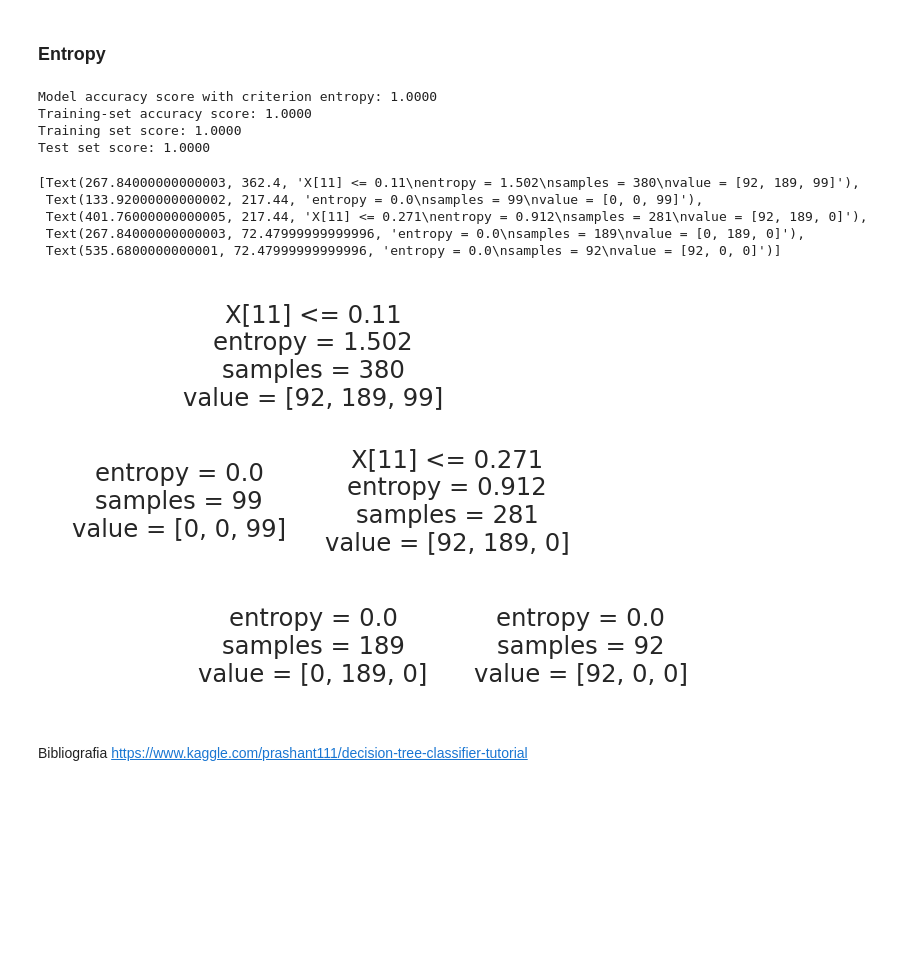
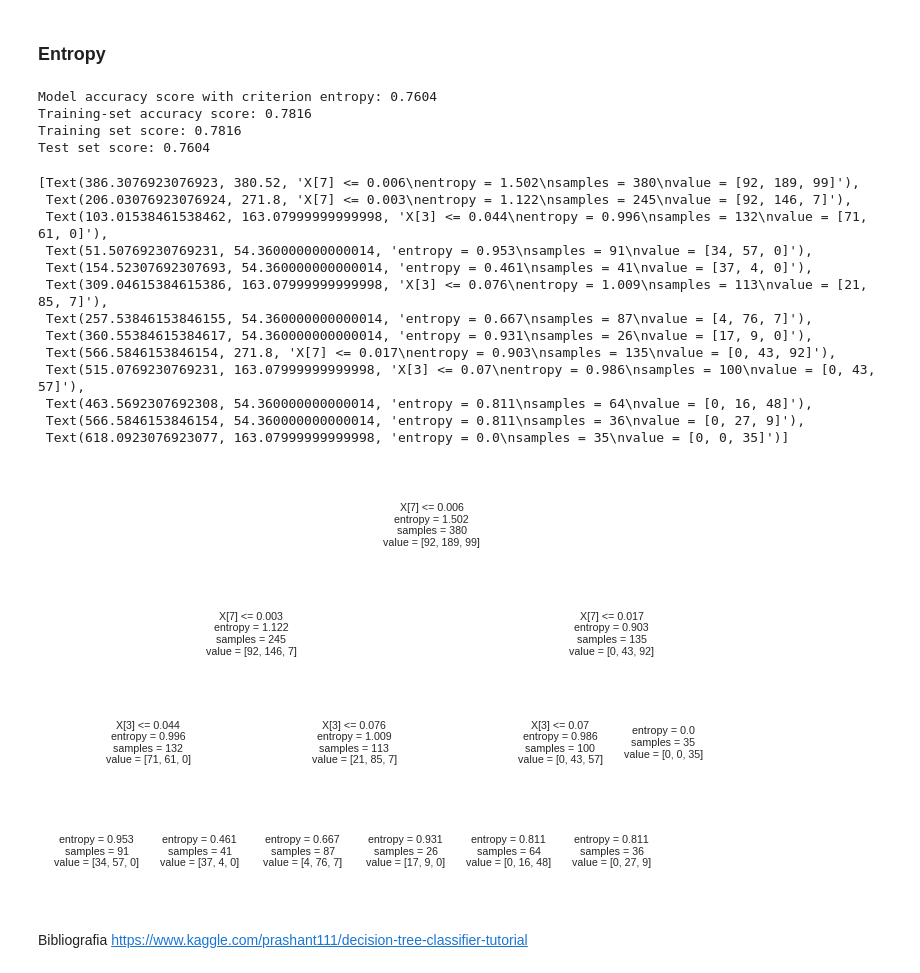
Before and after one commit to cvillarr123/marketingKPI, a Jupyter notebook: CLASIFICACION.ipynb, the cells around one changed output. Cells and saved outputs as stored; diff of their text form; code cells hidden in the pictures; blank space fills up the shorter version.

```diff
--- a/CLASIFICACION.ipynb
+++ b/CLASIFICACION.ipynb
@@ -377,0 +571,7 @@ data.head(2)
+# %%
+#Eliminar  punctuation
+def remove_punct(message):
+    table=str.maketrans('','',string.punctuation)
+    return message.translate(table)
+
+data['message_transformada']=data['message_transformada'].apply(lambda x : remove_punct(x))
@@ -893,7 +1349,7 @@ Requirement already satisfied: joblib>=0.11 in /usr/local/lib/python3.7/dist-pac
 # %%
 print(x_train.columns)
-x_train_cp = x_train.drop(['Unique leads','Cost per on-Facebook lead'],axis=1 )
-x_test_cp = x_test.drop(['Unique leads','Cost per on-Facebook lead'],axis=1 )
+x_train_cp = x_train.drop(['Unique leads','Impressions', 'Reach', 'Link clicks','Cost','CTR','Cost per on-Facebook lead'],axis=1 )
+x_test_cp = x_test.drop(['Unique leads','Impressions', 'Reach', 'Link clicks','Cost','CTR','Cost per on-Facebook lead'],axis=1 )
 print(x_train_cp.columns)
 print(x_test_cp.columns)
 
@@ -1417,21 +1870,21 @@ clf_gini = DecisionTreeClassifier(criterion='gini', max_depth=3, random_state=0)
 
 
 # fit the model
-clf_gini.fit(x_train, y_train)
-acc = clf_gini.score(x_test, y_test)*100
+clf_gini.fit(x_train_cp, y_train)
+acc = clf_gini.score(x_test_cp, y_test)*100
 accuracies['Decision Tree gini'] = acc
 print("Decision Tree Gini Test Accuracy {:.2f}%".format(acc))
 
 #Compare the train-set and test-set accuracy
 
-y_pred_gini = clf_gini.predict(x_test)
-y_pred_train_gini = clf_gini.predict(x_train)
+y_pred_gini = clf_gini.predict(x_test_cp)
+y_pred_train_gini = clf_gini.predict(x_train_cp)
 y_pred_train_gini
 
 #Check for overfitting and underfitting
 # print the scores on training and test set
 
-print('Training set score: {:.4f}'.format(clf_gini.score(x_train, y_train)))
+print('Training set score: {:.4f}'.format(clf_gini.score(x_train_cp, y_train)))
 
-print('Test set score: {:.4f}'.format(clf_gini.score(x_test, y_test)))
+print('Test set score: {:.4f}'.format(clf_gini.score(x_test_cp, y_test)))
 # %% [output]
@@ -1466,44 +1929,52 @@ clf_en = DecisionTreeClassifier(criterion='entropy', max_depth=3, random_state=0
 
 
 # fit the model
-clf_en.fit(x_train, y_train)
+clf_en.fit(x_train_cp, y_train)
 
 #Predict the Test set results with criterion entropy
-y_pred_en = clf_en.predict(x_test)
+y_pred_en = clf_en.predict(x_test_cp)
 
 #Check accuracy score with criterion entropy
 print('Model accuracy score with criterion entropy: {0:0.4f}'. format(accuracy_score(y_test, y_pred_en)))
 
-y_pred_train_en = clf_en.predict(x_train)
+y_pred_train_en = clf_en.predict(x_train_cp)
 
 y_pred_train_en
 print('Training-set accuracy score: {0:0.4f}'. format(accuracy_score(y_train, y_pred_train_en)))
 
 #Check for overfitting and underfitting
 
-print('Training set score: {:.4f}'.format(clf_en.score(x_train, y_train)))
+print('Training set score: {:.4f}'.format(clf_en.score(x_train_cp, y_train)))
 
-print('Test set score: {:.4f}'.format(clf_en.score(x_test, y_test)))
+print('Test set score: {:.4f}'.format(clf_en.score(x_test_cp, y_test)))
 # %% [output]
-Model accuracy score with criterion entropy: 1.0000
-Training-set accuracy score: 1.0000
-Training set score: 1.0000
-Test set score: 1.0000
+Model accuracy score with criterion entropy: 0.7604
+Training-set accuracy score: 0.7816
+Training set score: 0.7816
+Test set score: 0.7604
 # %%
 #Visualize decision-trees
 
 plt.figure(figsize=(12,8))
 
 from sklearn import tree
 
-tree.plot_tree(clf_en.fit(x_train, y_train))
+tree.plot_tree(clf_en.fit(x_train_cp, y_train))
 # %% [output]
-[Text(267.84000000000003, 362.4, 'X[11] <= 0.11\nentropy = 1.502\nsamples = 380\nvalue = [92, 189, 99]'),
- Text(133.92000000000002, 217.44, 'entropy = 0.0\nsamples = 99\nvalue = [0, 0, 99]'),
- Text(401.76000000000005, 217.44, 'X[11] <= 0.271\nentropy = 0.912\nsamples = 281\nvalue = [92, 189, 0]'),
- Text(267.84000000000003, 72.47999999999996, 'entropy = 0.0\nsamples = 189\nvalue = [0, 189, 0]'),
- Text(535.6800000000001, 72.47999999999996, 'entropy = 0.0\nsamples = 92\nvalue = [92, 0, 0]')]
+[Text(386.3076923076923, 380.52, 'X[7] <= 0.006\nentropy = 1.502\nsamples = 380\nvalue = [92, 189, 99]'),
+ Text(206.03076923076924, 271.8, 'X[7] <= 0.003\nentropy = 1.122\nsamples = 245\nvalue = [92, 146, 7]'),
+ Text(103.01538461538462, 163.07999999999998, 'X[3] <= 0.044\nentropy = 0.996\nsamples = 132\nvalue = [71, 61, 0]'),
+ Text(51.50769230769231, 54.360000000000014, 'entropy = 0.953\nsamples = 91\nvalue = [34, 57, 0]'),
+ Text(154.52307692307693, 54.360000000000014, 'entropy = 0.461\nsamples = 41\nvalue = [37, 4, 0]'),
+ Text(309.04615384615386, 163.07999999999998, 'X[3] <= 0.076\nentropy = 1.009\nsamples = 113\nvalue = [21, 85, 7]'),
+ Text(257.53846153846155, 54.360000000000014, 'entropy = 0.667\nsamples = 87\nvalue = [4, 76, 7]'),
+ Text(360.55384615384617, 54.360000000000014, 'entropy = 0.931\nsamples = 26\nvalue = [17, 9, 0]'),
+ Text(566.5846153846154, 271.8, 'X[7] <= 0.017\nentropy = 0.903\nsamples = 135\nvalue = [0, 43, 92]'),
+ Text(515.0769230769231, 163.07999999999998, 'X[3] <= 0.07\nentropy = 0.986\nsamples = 100\nvalue = [0, 43, 57]'),
+ Text(463.5692307692308, 54.360000000000014, 'entropy = 0.811\nsamples = 64\nvalue = [0, 16, 48]'),
+ Text(566.5846153846154, 54.360000000000014, 'entropy = 0.811\nsamples = 36\nvalue = [0, 27, 9]'),
+ Text(618.0923076923077, 163.07999999999998, 'entropy = 0.0\nsamples = 35\nvalue = [0, 0, 35]')]
-[figure, old version]
+[figure, new version]
 # %% [markdown]
 Bibliografia
 https://www.kaggle.com/prashant111/decision-tree-classifier-tutorial
```
Also changed, not shown: parts of 117 cells of this notebook.
